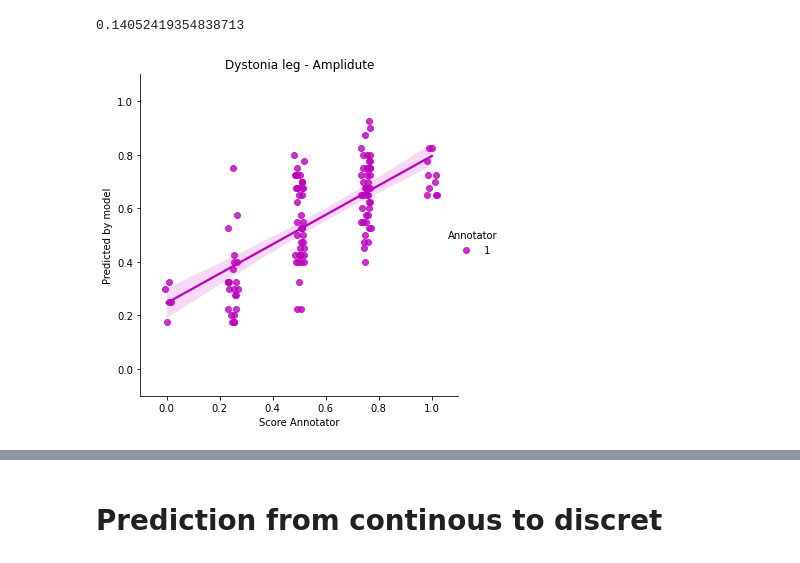
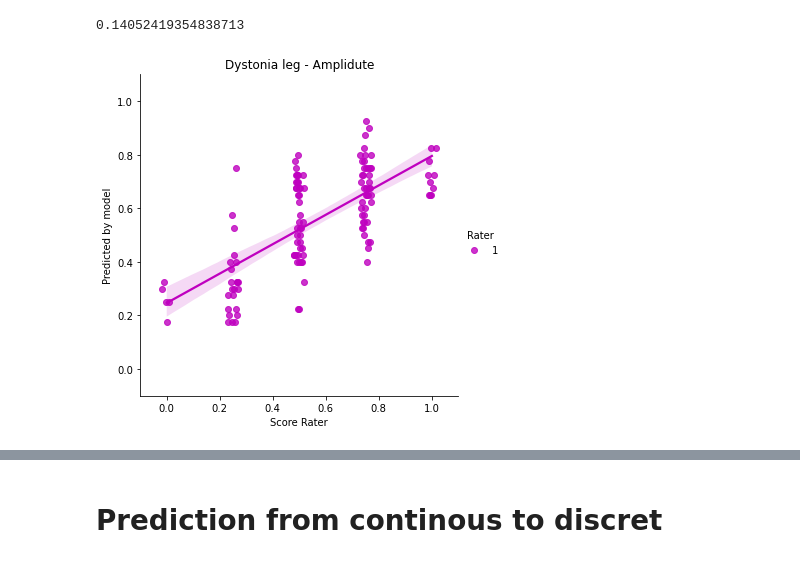
Before and after one commit to RehabAUmc/modys-video, a Jupyter notebook: notebooks/experiment-2-results-visualisation.ipynb, the cells around one changed output, grey strips where cells are left out. Cells and saved outputs as stored; diff of their text form; code cells hidden in the pictures.

```diff
--- a/notebooks/experiment-2-results-visualisation.ipynb
+++ b/notebooks/experiment-2-results-visualisation.ipynb
@@ -128,6 +71,0 @@ Text(0, 0.5, 'Scores Annotator 2')
-# %%
-plt.rcParams['figure.figsize']=5,5
-g = sns.boxplot(x='D_LP_R_tA_pscore_1',y='D_LP_R_tA_pscore_3', data=df_rs_combined, palette=["b"])
-plt.title("Dystonia Leg - Amplitude")
-plt.xlabel('Scores Annotator 1')
-plt.ylabel('Scores Annotator 3')
@@ -137,9 +71,0 @@ Text(0, 0.5, 'Scores Annotator 3')
-# %%
-# Violineplot y and y-predict
-plt.rcParams['figure.figsize']=5,5
-
-g = sns.violinplot(x='D_LP_R_tA_pscore_1',y='D_LP_R_tA_pscore_2', data=df_rs_combined, palette=["g"])
-g = sns.stripplot(x='D_LP_R_tA_pscore_1',y='D_LP_R_tA_pscore_2', data=df_rs_combined, palette=["g"])
-plt.title("Dystonia Leg - Amplitude")
-plt.xlabel('Scores Annotator 1')
-plt.ylabel('Scores Annotator 2')
@@ -149,8 +71,0 @@ Text(0, 0.5, 'Scores Annotator 2')
-# %%
-# Violineplot y and y-predict
-plt.rcParams['figure.figsize']=5,5
-g = sns.violinplot(x='D_LP_R_tA_pscore_1',y='D_LP_R_tA_pscore_3', data=df_rs_combined, palette=["b"])
-g = sns.stripplot(x='D_LP_R_tA_pscore_1',y='D_LP_R_tA_pscore_3', data=df_rs_combined, palette=["b"])
-plt.title("Dystonia Leg - Amplitude")
-plt.xlabel('Scores Annotator 1')
-plt.ylabel('Scores Annotator 3')
@@ -236,10 +92,3 @@ df_sub['y'].corr(df_sub['pred_y'])
 0.7051843727825736
 # %% [markdown]
 # Test graphs
-# %%
-# Boxplot
-plt.rcParams['figure.figsize']=5,5
-g = sns.boxplot(x="y", y="pred_y", hue="scorer", palette=["m", "g", "b"],data=df_sub)
-plt.title("Dystonia Leg - Amplitude")
-plt.xlabel('Score Annotator')
-plt.ylabel('Predicted by model')
@@ -254,12 +100,12 @@ df_sub.apply(lambda x: abs(x['y'] - x['pred_y']) , axis=1).mean()
 # %%
 # Scatterplot y and y-predict
 plt.rcParams['figure.figsize']=5,5
 g = sns.lmplot(x="y", y="pred_y", hue="scorer", data=df_sub,  palette=["m", "g", "b"], x_jitter=0.02)
-plt.xlabel('Score Annotator')
+plt.xlabel('Score Rater')
 plt.ylabel('Predicted by model')
 plt.title("Dystonia leg - Amplidute")
 plt.ylim(-0.1,1.1)
 plt.xlim(-0.1,1.1)
-g._legend.set_title('Annotator')
+g._legend.set_title('Rater')
 # %% [output]
-[figure, old version]
+[figure, new version]
```
Also changed, not shown: parts of 62 cells of this notebook.
